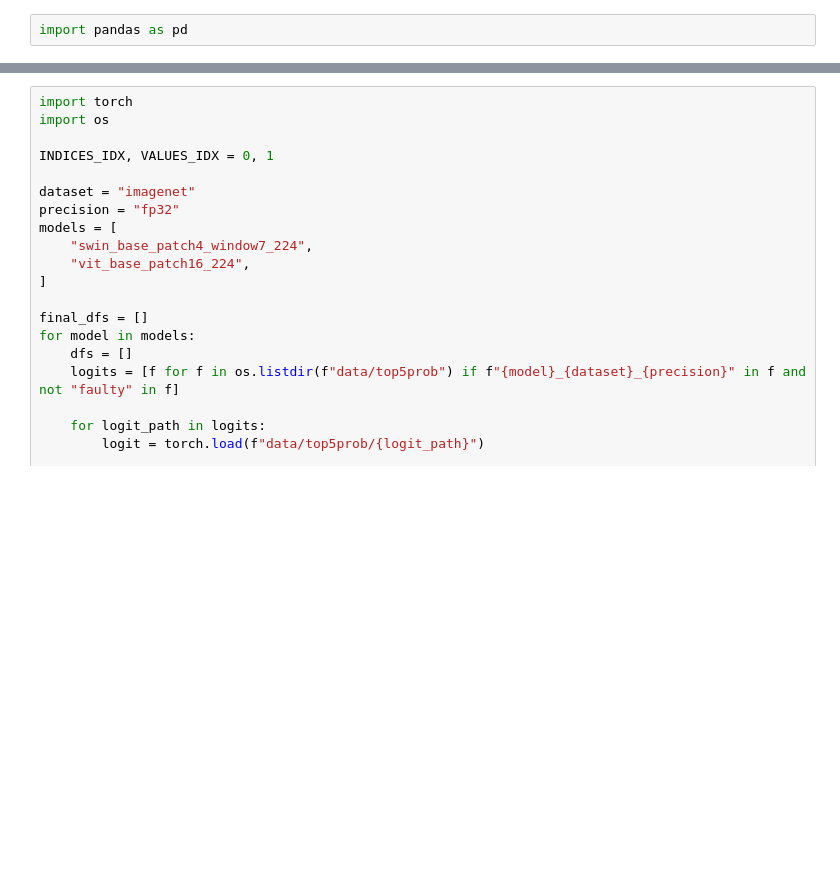
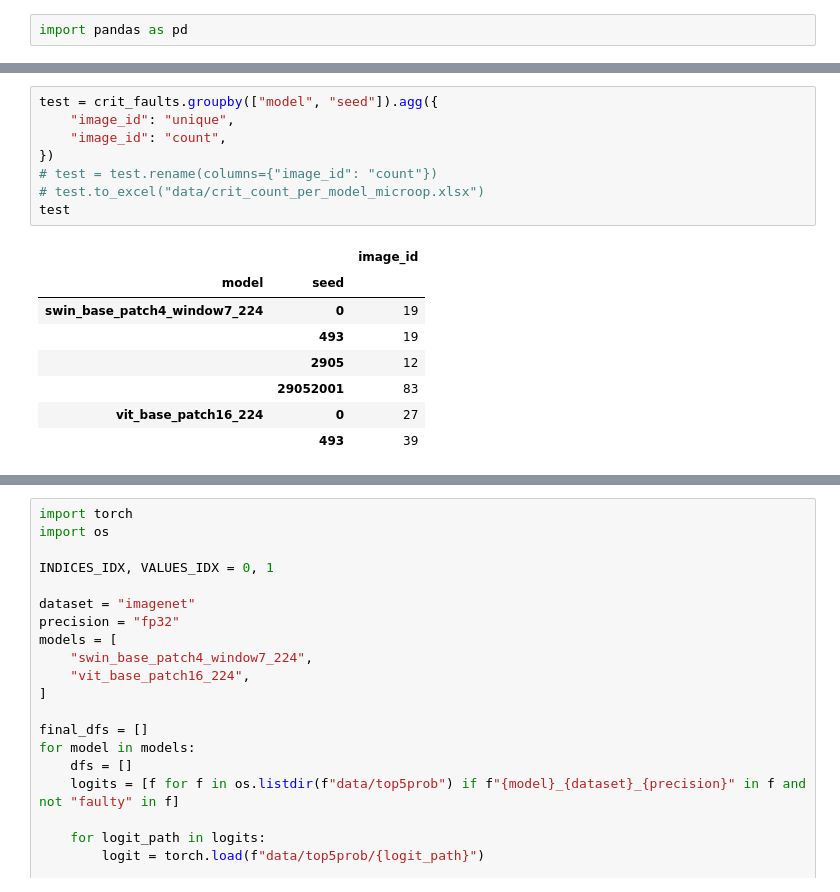
Before and after one commit to lucasrqt/ViT-FI, a Jupyter notebook: quick_analysis.ipynb, the cells around one changed output, grey strips where cells are left out. Cells and saved outputs as stored; diff of their text form; blank space fills up the shorter version.

```diff
--- a/quick_analysis.ipynb
+++ b/quick_analysis.ipynb
@@ -43,0 +221,17 @@ FileNotFoundError: [Errno 2] No such file or directory: 'data/swin_base_patch4_w
+# %%
+test = crit_faults.groupby(["model", "seed"]).agg({
+    "image_id": "unique",
+    "image_id": "count",
+})
+# test = test.rename(columns={"image_id": "count"})
+# test.to_excel("data/crit_count_per_model_microop.xlsx")
+test
+# %% [output]
+|  |  | image_id |
+| model | seed |  |
+| swin_base_patch4_window7_224 | 0 | 19 |
+|  | 493 | 19 |
+|  | 2905 | 12 |
+|  | 29052001 | 83 |
+| vit_base_patch16_224 | 0 | 27 |
+|  | 493 | 39 |
```
Also changed, not shown: parts of 20 cells of this notebook.
